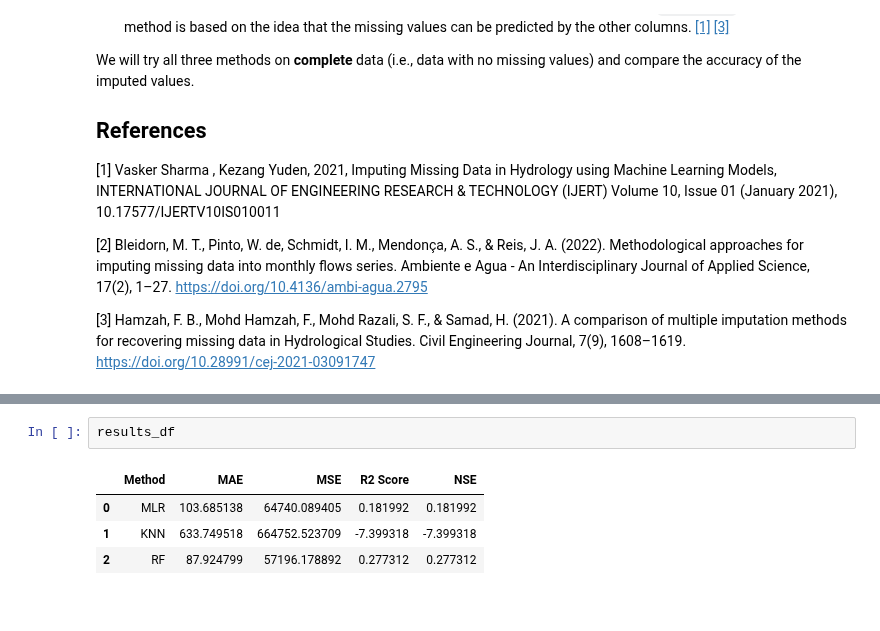
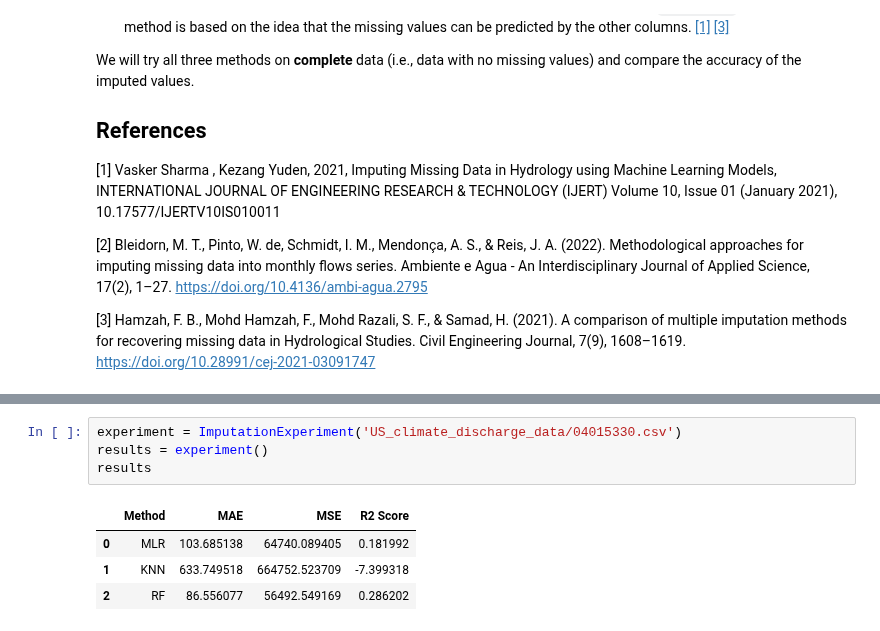
Before and after one commit to yunsupark1120/GAGEii_modeling, a Jupyter notebook: eda.ipynb, the cells around one changed output, grey strips where cells are left out. Drawn from its saved outputs; the diff is of its cells as text.

Commit message:
missing value imputation class

```diff
--- a/eda.ipynb
+++ b/eda.ipynb
@@ -467,7 +485,9 @@ results_df = pd.DataFrame(metrics)
-# %%
-results_df
-# %% [output]
-|  | Method | MAE | MSE | R2 Score | NSE |
-| 0 | MLR | 103.685138 | 64740.089405 | 0.181992 | 0.181992 |
-| 1 | KNN | 633.749518 | 664752.523709 | -7.399318 | -7.399318 |
-| 2 | RF | 87.924799 | 57196.178892 | 0.277312 | 0.277312 |
+# %%
+experiment = ImputationExperiment('US_climate_discharge_data/04015330.csv')
+results = experiment()
+results
+# %% [output]
+|  | Method | MAE | MSE | R2 Score |
+| 0 | MLR | 103.685138 | 64740.089405 | 0.181992 |
+| 1 | KNN | 633.749518 | 664752.523709 | -7.399318 |
+| 2 | RF | 86.556077 | 56492.549169 | 0.286202 |
```
Also changed, not shown: parts of 3 cells of this notebook.
